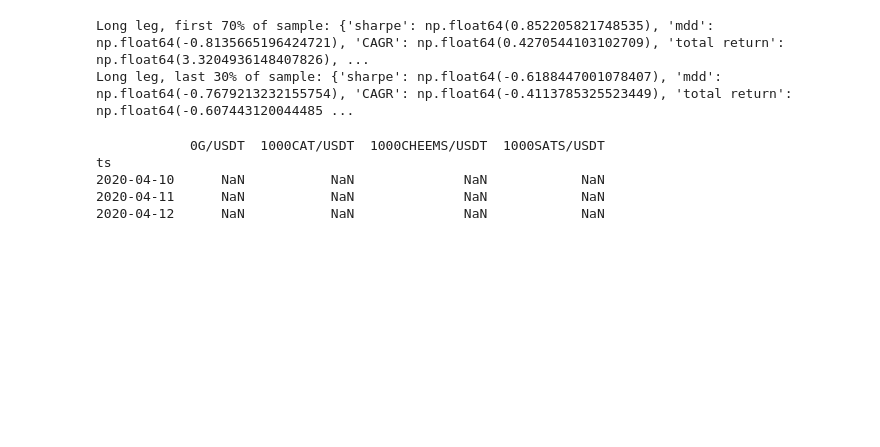
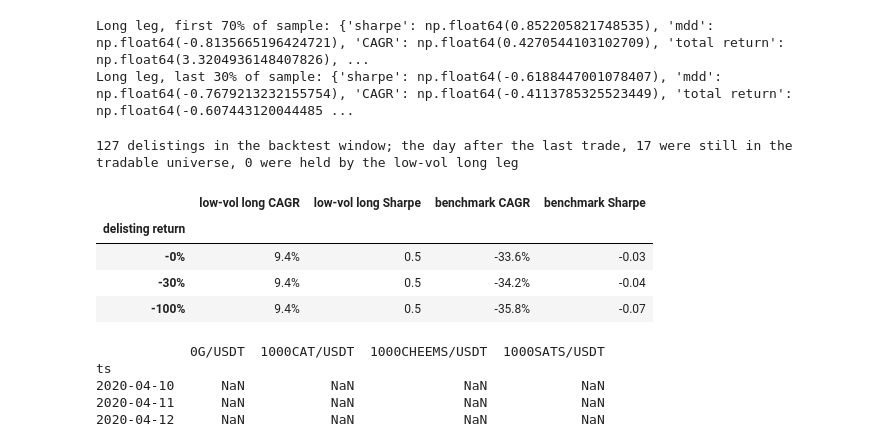
Before and after one commit to yuyanranq-commits/Crypto-Factor-Research, a Jupyter notebook: backtest.ipynb, the cells around one changed output. Drawn from its saved outputs; the diff is of its cells as text; code cells hidden in the pictures; blank space fills up the shorter version.

```diff
--- a/backtest.ipynb
+++ b/backtest.ipynb
@@ -196,6 +196,37 @@ print("Long leg, last 30% of sample:", performance_stats(long_ret.iloc[split:]))
 # %% [output]
 Long leg, first 70% of sample: {'sharpe': np.float64(0.852205821748535), 'mdd': np.float64(-0.8135665196424721), 'CAGR': np.float64(0.4270544103102709), 'total return': np.float64(3.3204936148407826), ...
 Long leg, last 30% of sample: {'sharpe': np.float64(-0.6188447001078407), 'mdd': np.float64(-0.7679213232155754), 'CAGR': np.float64(-0.4113785325523449), 'total return': np.float64(-0.607443120044485 ...
+# %%
+# Delisting returns. By default a position still held the day after its asset's last trade exits at the last
+# traded price. 133 of the 136 token delistings were announced before trading stopped (median 14 days), so that
+# price was usually reachable. As a check, charge a delisting return instead: -30%, and -100% as the worst case.
+from utils import add_delisting_returns
+delistings = pd.read_csv('data/asset_delistings.csv', parse_dates=['last_date'])
+w_all = build_weights(vol_factor)
+w_all_long = w_all.clip(lower=0)
+active = w_all.abs().sum(axis=1) > 0
+delistings['day_after'] = delistings['last_date'] + pd.Timedelta(days=1)
+after_last = [(a, d) for a, d in zip(delistings.asset_id, delistings.day_after)
+              if a in vol_factor.columns and d in vol_factor.index]
+print(f'{len(after_last)} delistings in the backtest window; the day after the last trade, '
+      f'{sum(vol_factor.loc[d, a] == vol_factor.loc[d, a] for a, d in after_last)} were still in the tradable universe, '
+      f'{sum(w_all_long.loc[d, a] > 0 for a, d in after_last)} were held by the low-vol long leg')
+rows = {}
+for haircut in [0, 0.3, 1.0]:
+    r = add_delisting_returns(returns, delistings, haircut)
+    long_r = (w_all_long * r).sum(axis=1)[active]
+    bench_r = r.where(vol_factor.notna()).loc[long_r.index].mean(axis=1)
+    s_l, s_b = performance_stats(long_r), performance_stats(bench_r)
+    rows[f'-{haircut:.0%}'] = {'low-vol long CAGR': f"{s_l['CAGR']:.1%}", 'low-vol long Sharpe': round(s_l['sharpe'], 2),
+                               'benchmark CAGR': f"{s_b['CAGR']:.1%}", 'benchmark Sharpe': round(s_b['sharpe'], 2)}
+pd.DataFrame(rows).T.rename_axis('delisting return')
+# %% [output]
+127 delistings in the backtest window; the day after the last trade, 17 were still in the tradable universe, 0 were held by the low-vol long leg
+|  | low-vol long CAGR | low-vol long Sharpe | benchmark CAGR | benchmark Sharpe |
+| delisting return |  |  |  |  |
+| -0% | 9.4% | 0.5 | -33.6% | -0.03 |
+| -30% | 9.4% | 0.5 | -34.2% | -0.04 |
+| -100% | 9.4% | 0.5 | -35.8% | -0.07 |
 # %%
 size=np.log(dollar_volume).replace([np.inf,-np.inf],np.nan).shift(1)
 print(size.iloc[100:103,:4])
```
Also changed, not shown: 3 other files.
